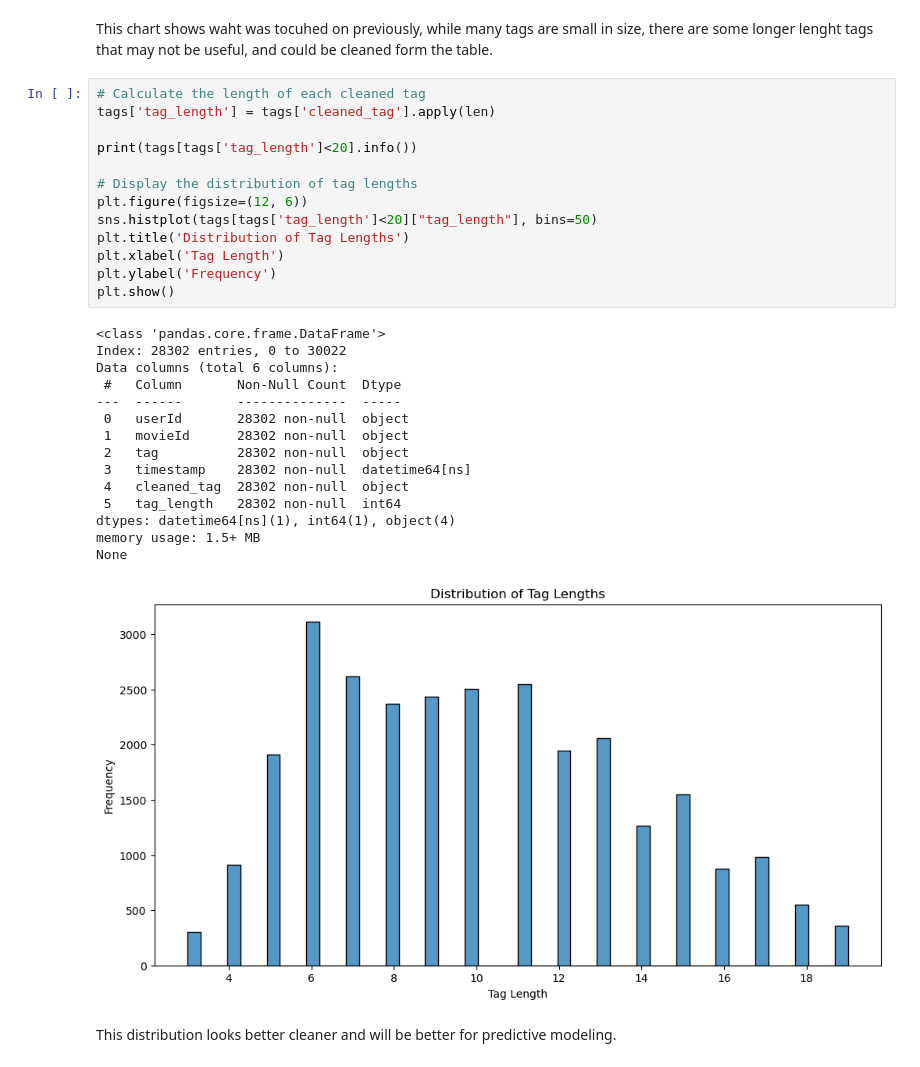
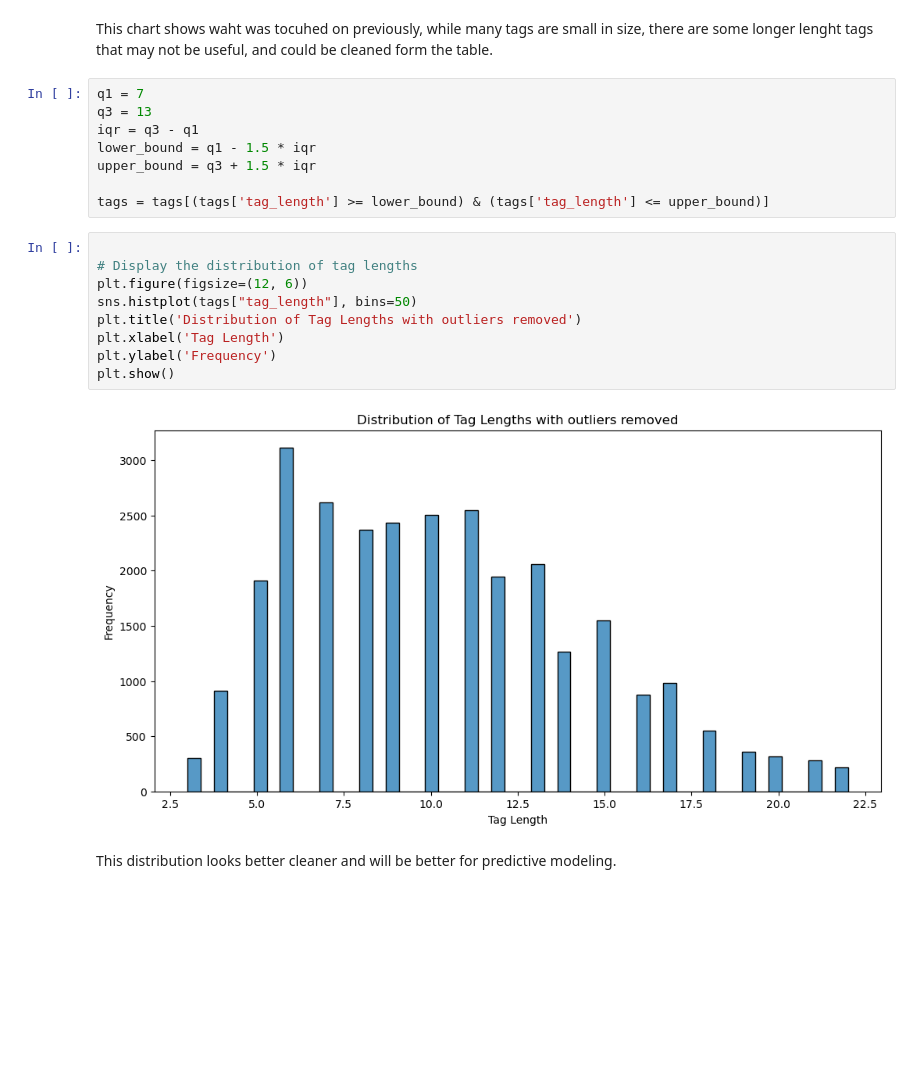
Before and after one commit to padraicohora/movie-recommendation, a Jupyter notebook: exploration/tags-exploration.ipynb, the cells around one changed output. Cells and saved outputs as stored; diff of their text form; blank space fills up the shorter version.

```diff
--- a/exploration/tags-exploration.ipynb
+++ b/exploration/tags-exploration.ipynb
@@ -209,35 +231,25 @@ Name: tag_length, dtype: float64
 [figure]
 # %% [markdown]
 This chart shows waht was tocuhed on previously, while many tags are small in size, there are some longer lenght tags that may not be useful, and could be cleaned form the table.
+# %%
+q1 = 7
+q3 = 13
+iqr = q3 - q1
+lower_bound = q1 - 1.5 * iqr
+upper_bound = q3 + 1.5 * iqr
+
+tags = tags[(tags['tag_length'] >= lower_bound) & (tags['tag_length'] <= upper_bound)]
 # %%
-# Calculate the length of each cleaned tag
-tags['tag_length'] = tags['cleaned_tag'].apply(len)
-
-print(tags[tags['tag_length']<20].info())
 
 # Display the distribution of tag lengths
 plt.figure(figsize=(12, 6))
-sns.histplot(tags[tags['tag_length']<20]["tag_length"], bins=50)
-plt.title('Distribution of Tag Lengths')
+sns.histplot(tags["tag_length"], bins=50)
+plt.title('Distribution of Tag Lengths with outliers removed')
 plt.xlabel('Tag Length')
 plt.ylabel('Frequency')
 plt.show()
 # %% [output]
-<class 'pandas.core.frame.DataFrame'>
-Index: 28302 entries, 0 to 30022
-Data columns (total 6 columns):
- #   Column       Non-Null Count  Dtype
----  ------       --------------  -----
- 0   userId       28302 non-null  object
- 1   movieId      28302 non-null  object
- 2   tag          28302 non-null  object
- 3   timestamp    28302 non-null  datetime64[ns]
- 4   cleaned_tag  28302 non-null  object
- 5   tag_length   28302 non-null  int64
-dtypes: datetime64[ns](1), int64(1), object(4)
-memory usage: 1.5+ MB
-None
-[figure, old version]
+[figure, new version]
 # %% [markdown]
 This distribution looks better cleaner and will be better for predictive modeling.
 # %%
```
Also changed, not shown: parts of 7 cells of this notebook.
